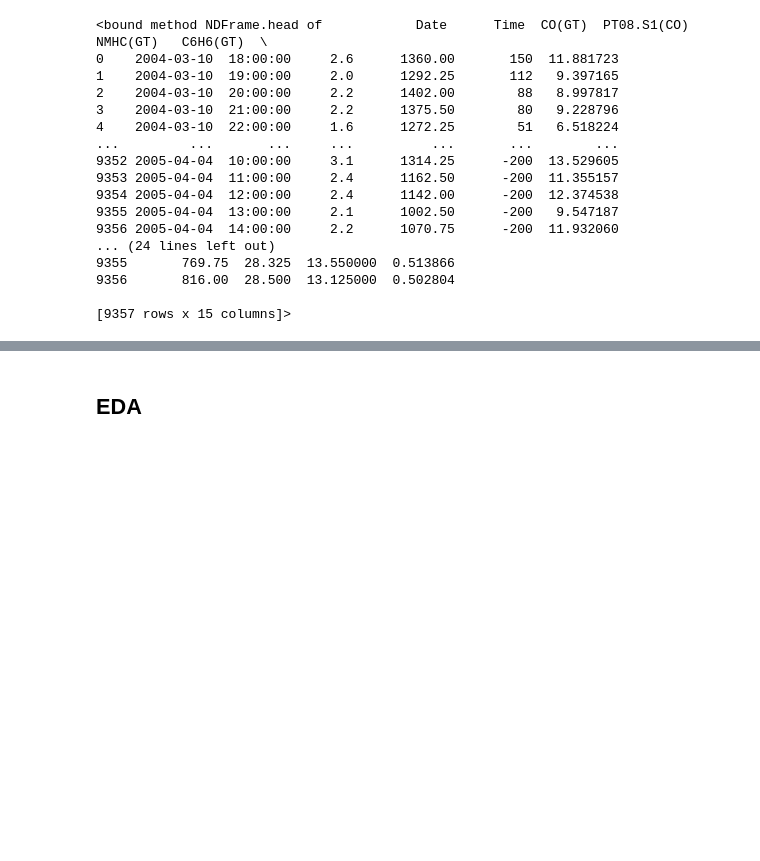
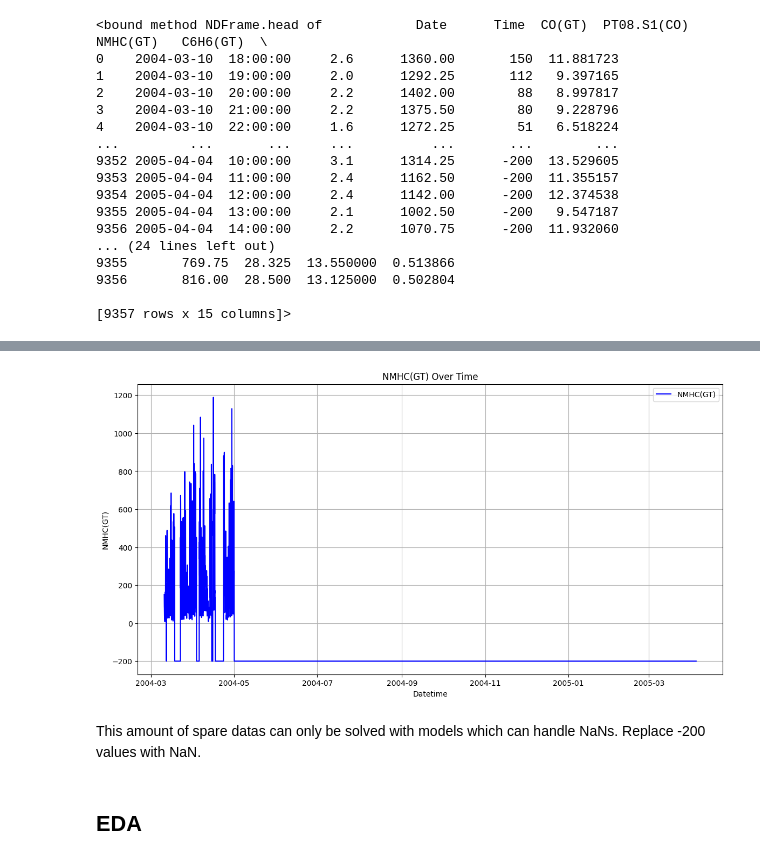
Before and after one commit to SnickleSH/air-quality, a Jupyter notebook: notebooks/main.ipynb, the cells around one changed output, grey strips where cells are left out. Saved outputs shown, nothing was run; the diff lists cells and outputs as text; code cells hidden in the pictures; blank space fills up the shorter version.

Commit message:
Started creating models

```diff
--- a/notebooks/main.ipynb
+++ b/notebooks/main.ipynb
@@ -146,0 +131,13 @@ dtype: int64
+# %%
+plt.figure(figsize=(14, 7))
+plt.plot(df['Datetime'], df['NMHC(GT)'], label='NMHC(GT)', color='blue')
+plt.xlabel('Datetime')
+plt.ylabel('NMHC(GT)')
+plt.title('NMHC(GT) Over Time')
+plt.legend()
+plt.grid(True)
+plt.show()
+# %% [output]
+[figure, added]
+# %% [markdown]
+This amount of spare datas can only be solved with models which can handle NaNs. Replace -200 values with NaN.
```
Also changed, not shown: parts of 42 cells of this notebook, 4 other files.
